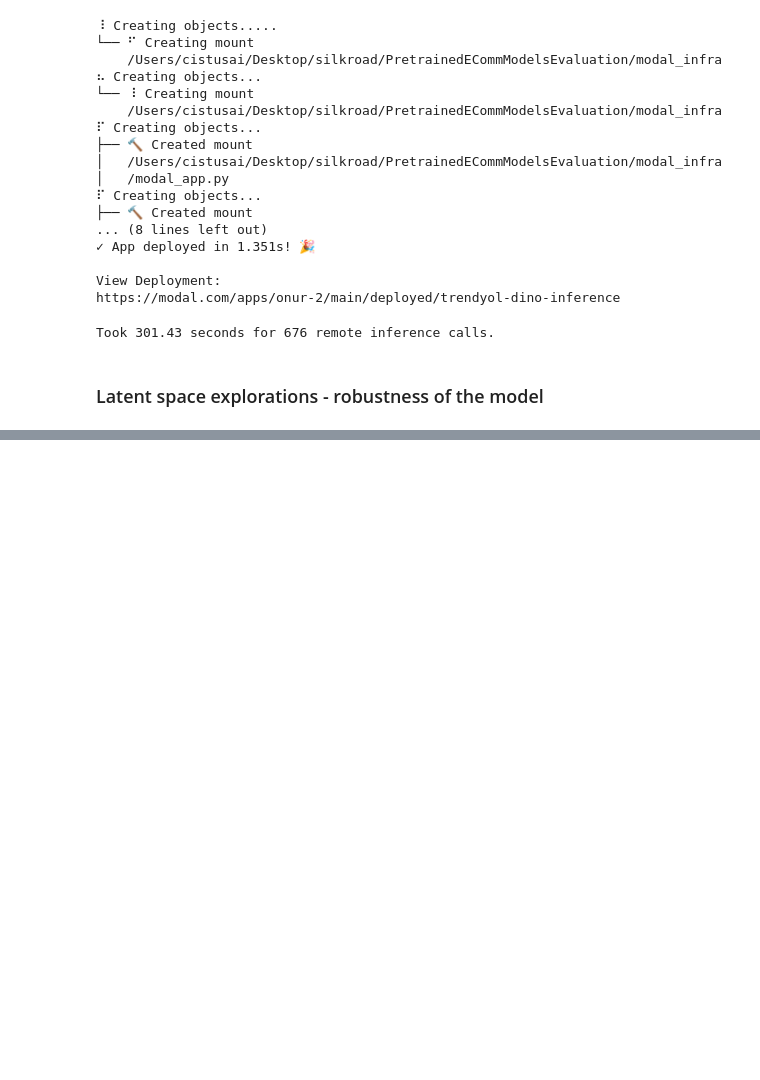
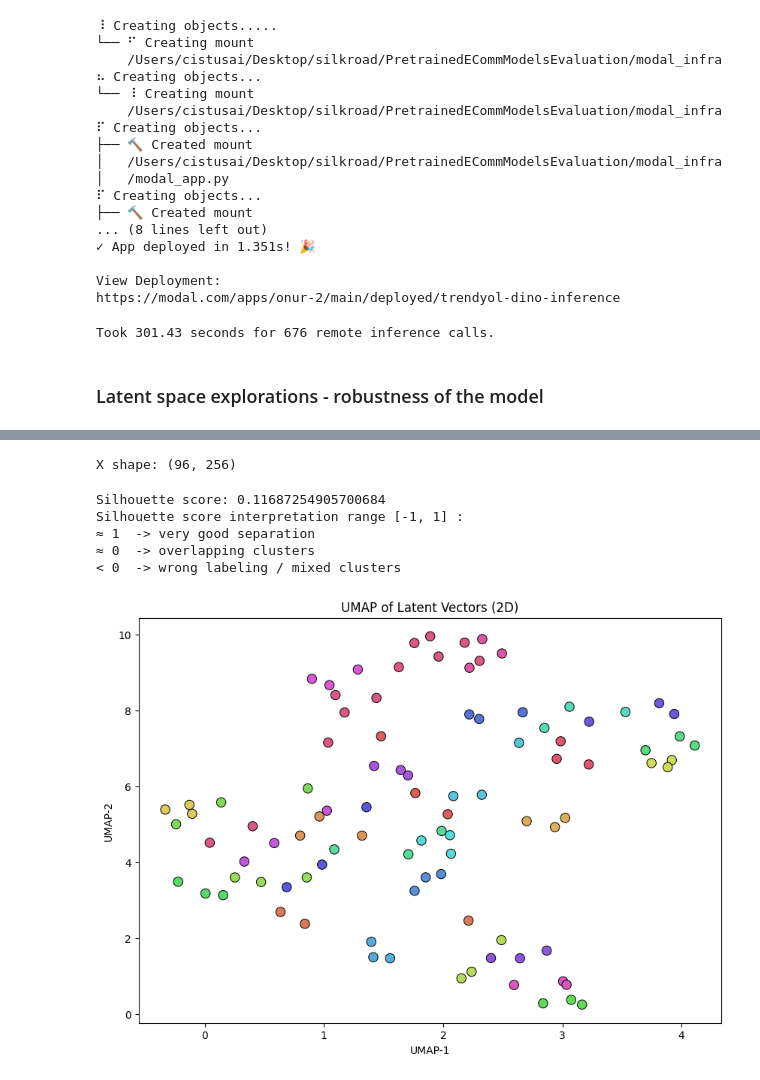
Before and after one commit to onuryuxcodes/PretrainedECommModelsEvaluation, a Jupyter notebook: trendyol-dino-playground.ipynb, the cells around one changed output, grey strips where cells are left out. Cells and saved outputs as stored; diff of their text form; code cells hidden in the pictures; blank space fills up the shorter version.

```diff
--- a/trendyol-dino-playground.ipynb
+++ b/trendyol-dino-playground.ipynb
@@ -282,0 +520,14 @@ Took 301.43 seconds for 676 remote inference calls.
+# %%
+def filter_out_latents_by_substring(latent_vectors, substring):
+    """
+    Filters latent_vectors dict by excluding keys that contain the given substring.
+
+    Parameters:
+    - latent_vectors: dict, {filename: np.array}
+    - substring: str, substring to search for in the keys
+
+    Returns:
+    - filtered_dict: dict, only keys that DO NOT contain the substring
+    """
+    filtered_dict = {k: v for k, v in latent_vectors.items() if substring not in k}
+    return filtered_dict
@@ -282,0 +546,12 @@ Took 301.43 seconds for 676 remote inference calls.
+# %%
+latent_vectors_one_angle_each_product = filter_latents_by_substring(latent_vectors, "_angle_1_")
+latent_vectors_noise_levels_0_to_2 = filter_out_latents_by_substring(latent_vectors_one_angle_each_product, "strength_3_")
+plot_umap_latents(latent_vectors_noise_levels_0_to_2, should_normalize_img_names=True, mask_str=None)
+# %% [output]
+X shape: (96, 256)
+Silhouette score: 0.11687254905700684
+Silhouette score interpretation range [-1, 1] :
+≈ 1  -> very good separation
+≈ 0  -> overlapping clusters
+< 0  -> wrong labeling / mixed clusters
+[figure, added]
```
Also changed, not shown: parts of 14 cells of this notebook.
